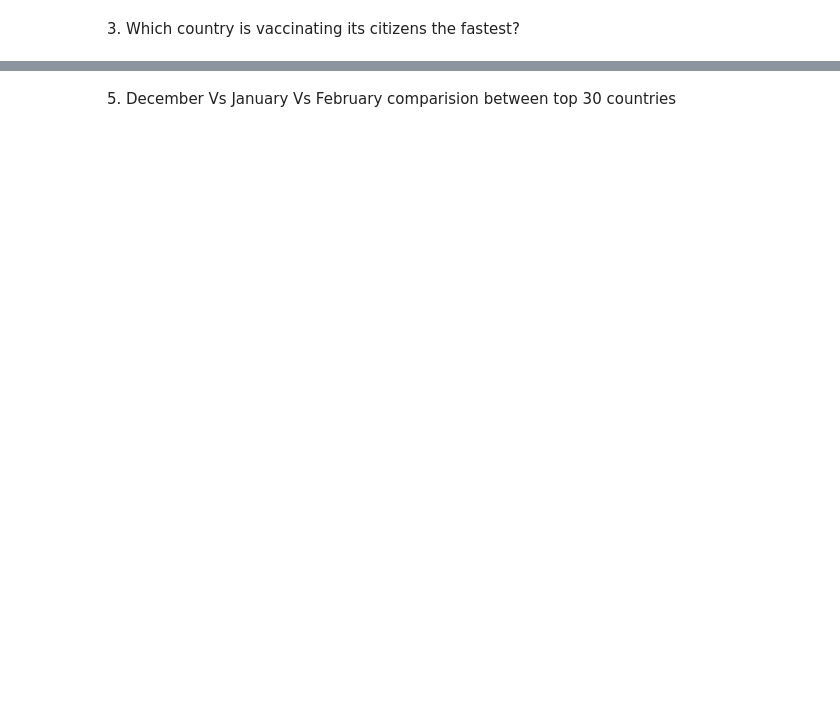
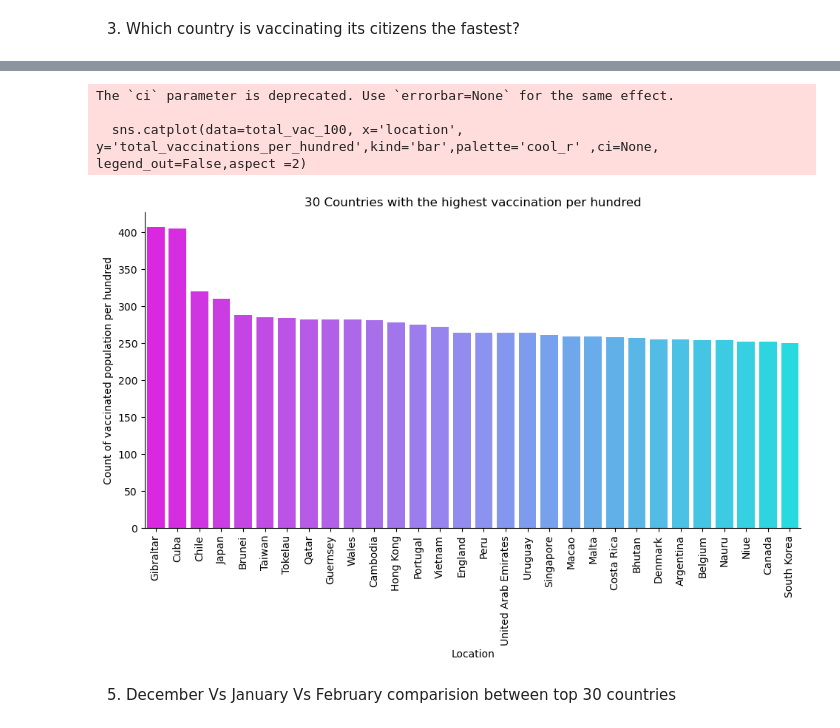
Before and after one commit to lewah/mangosplit, a Jupyter notebook: COVID-19/step3.ipynb, the cells around one changed output, grey strips where cells are left out. Saved outputs shown, nothing was run; the diff lists cells and outputs as text; code cells hidden in the pictures; blank space fills up the shorter version.

```diff
--- a/COVID-19/step3.ipynb
+++ b/COVID-19/step3.ipynb
@@ -97,0 +162,5 @@ df_top15
+# %%
+cols = ['location', 'total_vaccinations_per_hundred']
+total_vac_100 = df[cols].groupby('location')['total_vaccinations_per_hundred'].max().sort_values(ascending=0).head(30)
+total_vac_100 = total_vac_100.reset_index()
+total_vac_100
@@ -98,2 +185,14 @@ df_top15
+# %%
+sns.catplot(data=total_vac_100, x='location', y='total_vaccinations_per_hundred',kind='bar',palette='cool_r' ,ci=None, legend_out=False,aspect =2)
+plt.ylabel('Count of vaccinated population per hundred')
+plt.xlabel('Location')
+plt.title('30 Countries with the highest vaccination per hundred')
+plt.xticks(rotation=90)
+plt.show()
+# %% [output]
+The `ci` parameter is deprecated. Use `errorbar=None` for the same effect.
+
+  sns.catplot(data=total_vac_100, x='location', y='total_vaccinations_per_hundred',kind='bar',palette='cool_r' ,ci=None, legend_out=False,aspect =2)
+[figure, added]
 # %% [markdown]
 5. December Vs January Vs February comparision between top 30 countries
```
Also changed, not shown: parts of 8 cells of this notebook.
